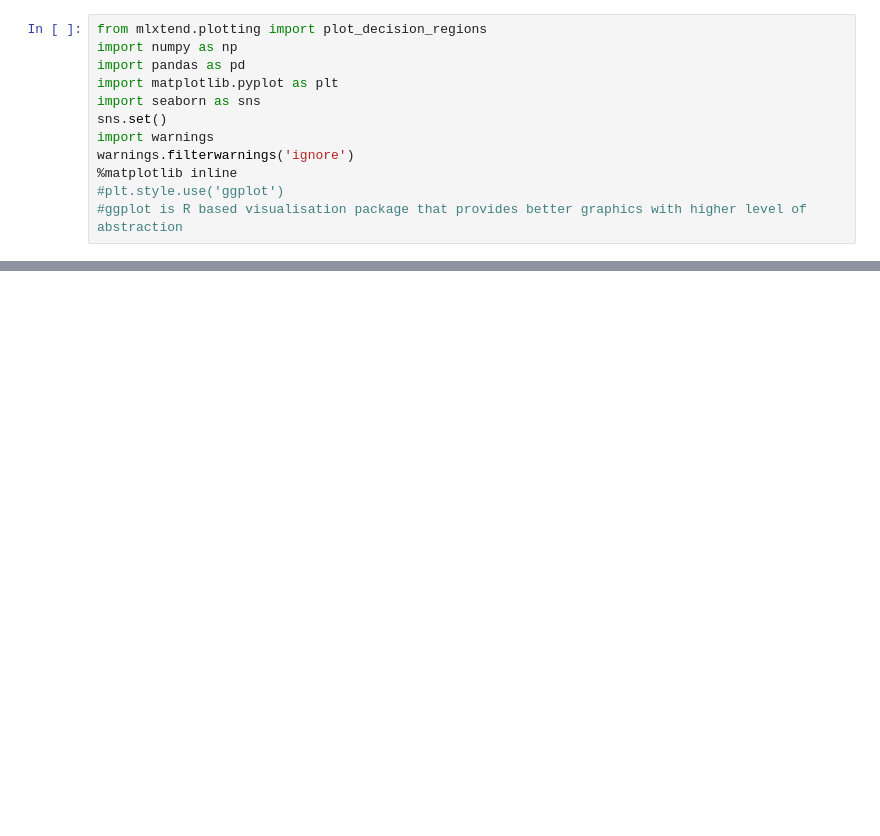
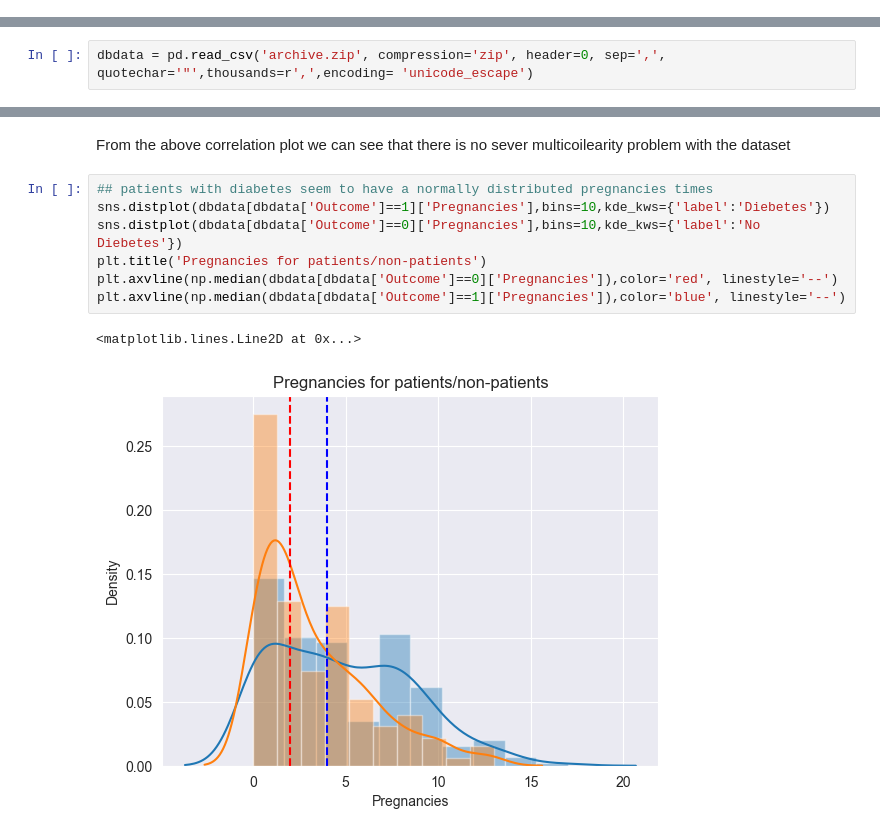
Before and after one commit to Prit2341/Prediction-Diabetes, a Jupyter notebook: model.ipynb, the cells around one changed output, grey strips where cells are left out. Drawn from its saved outputs; the diff is of its cells as text; blank space fills up the shorter version.

```diff
--- a/model.ipynb
+++ b/model.ipynb
@@ -1,12 +0,0 @@
-# %%
-from mlxtend.plotting import plot_decision_regions
-import numpy as np
-import pandas as pd
-import matplotlib.pyplot as plt
-import seaborn as sns
-sns.set()
-import warnings
-warnings.filterwarnings('ignore')
-%matplotlib inline
-#plt.style.use('ggplot')
-#ggplot is R based visualisation package that provides better graphics with higher level of abstraction
@@ -373,0 +31,2 @@ Best Parameters: {'n_neighbors': 25}
+# %%
+dbdata = pd.read_csv('archive.zip', compression='zip', header=0, sep=',', quotechar='"',thousands=r',',encoding= 'unicode_escape')
@@ -373,0 +80,12 @@ Best Parameters: {'n_neighbors': 25}
+# %% [markdown]
+From the above correlation plot we can see that there is no sever multicoilearity problem with the dataset
+# %%
+## patients with diabetes seem to have a normally distributed pregnancies times
+sns.distplot(dbdata[dbdata['Outcome']==1]['Pregnancies'],bins=10,kde_kws={'label':'Diebetes'})
+sns.distplot(dbdata[dbdata['Outcome']==0]['Pregnancies'],bins=10,kde_kws={'label':'No Diebetes'})
+plt.title('Pregnancies for patients/non-patients')
+plt.axvline(np.median(dbdata[dbdata['Outcome']==0]['Pregnancies']),color='red', linestyle='--')
+plt.axvline(np.median(dbdata[dbdata['Outcome']==1]['Pregnancies']),color='blue', linestyle='--')
+# %% [output]
+<matplotlib.lines.Line2D at 0x...>
+[figure, added]
```
Also changed, not shown: parts of 65 cells of this notebook, 1 other file.
